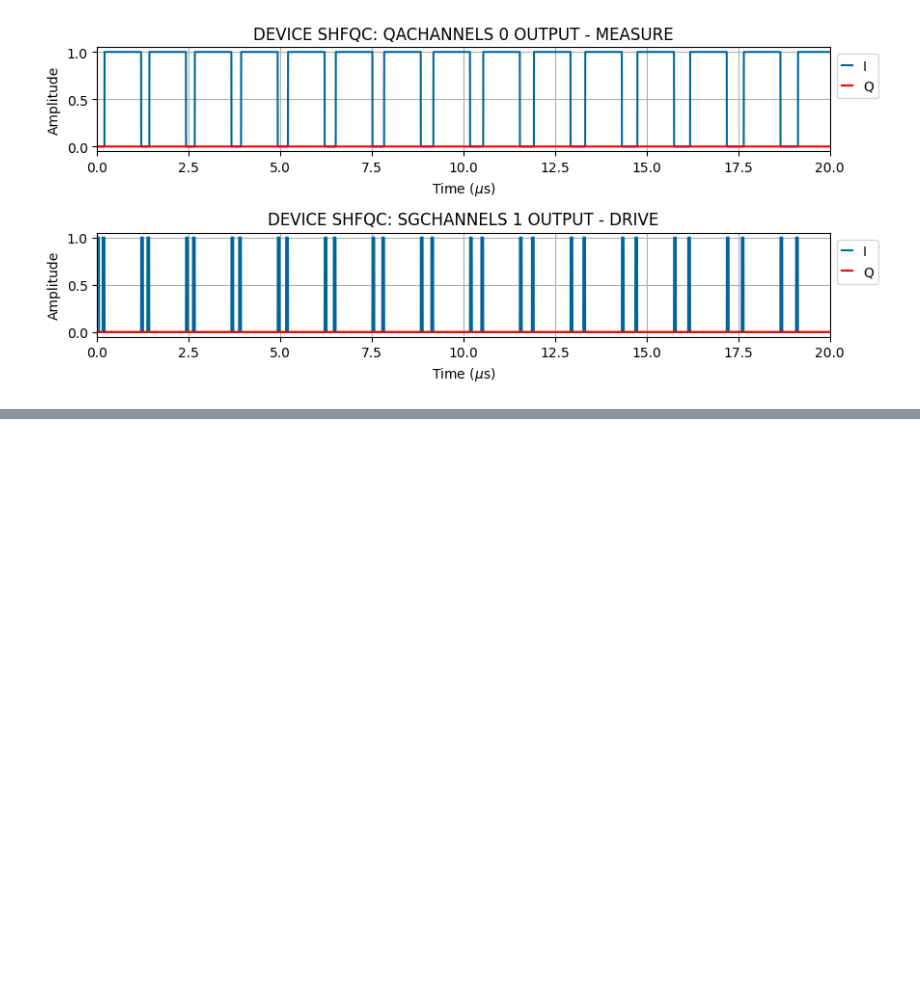
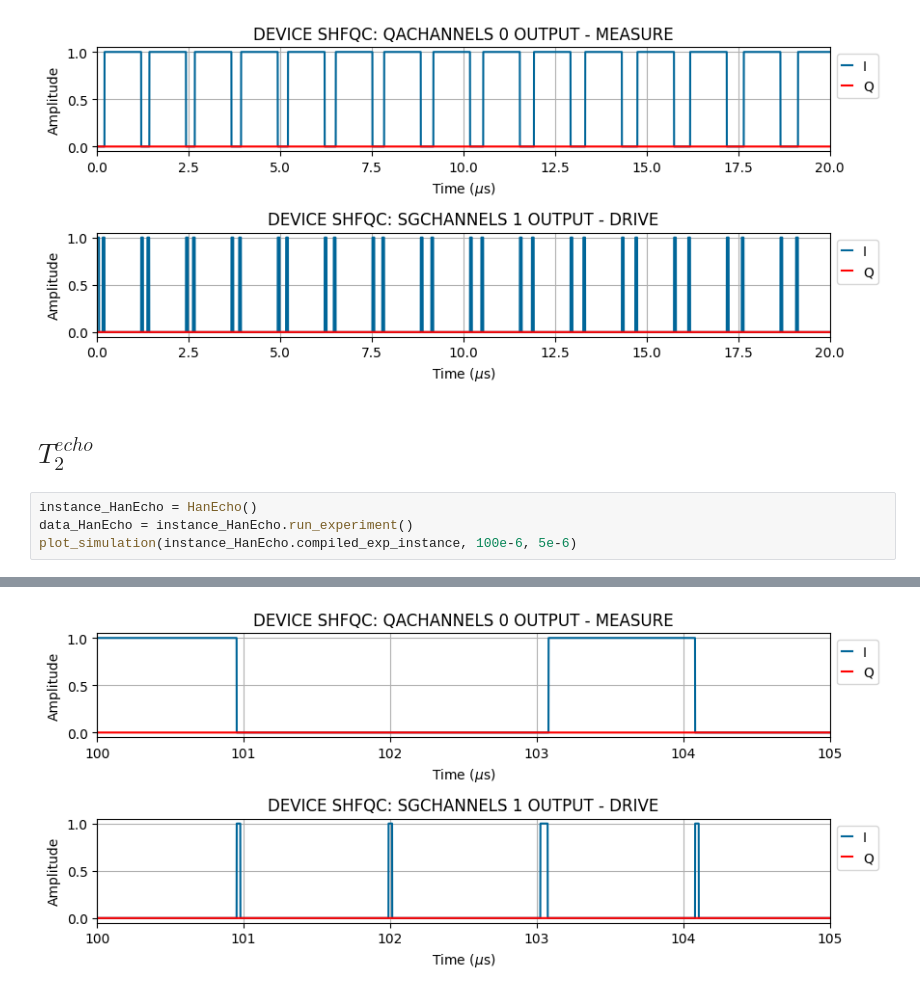
Before and after one commit to Harrbit/Qubit_Design, a Jupyter notebook: measurements/basic_characterization/BasicCharacterizationExp.ipynb, the cells around one changed output, grey strips where cells are left out. Cells and saved outputs as stored; diff of their text form; blank space fills up the shorter version.

```diff
--- a/measurements/basic_characterization/BasicCharacterizationExp.ipynb
+++ b/measurements/basic_characterization/BasicCharacterizationExp.ipynb
@@ -231,3 +231,10 @@ plot_simulation(instance_Ramsey.compiled_exp_instance, 0e-6, 20e-6)
 [2025.08.25 11:32:44.626] INFO    Starting near-time execution...
 [2025.08.25 11:32:44.653] INFO    Finished near-time execution.
 [figure]
+# %% [markdown]
+# $T_2^{echo}$
+# %%
+instance_HanEcho = HanEcho()
+data_HanEcho = instance_HanEcho.run_experiment()
+plot_simulation(instance_HanEcho.compiled_exp_instance, 100e-6, 5e-6)
+# %% [output]
@@ -233,0 +258 @@ plot_simulation(instance_Ramsey.compiled_exp_instance, 0e-6, 20e-6)
+[figure, added]
```
Also changed, not shown: parts of 1 cell of this notebook, 3 other files.
